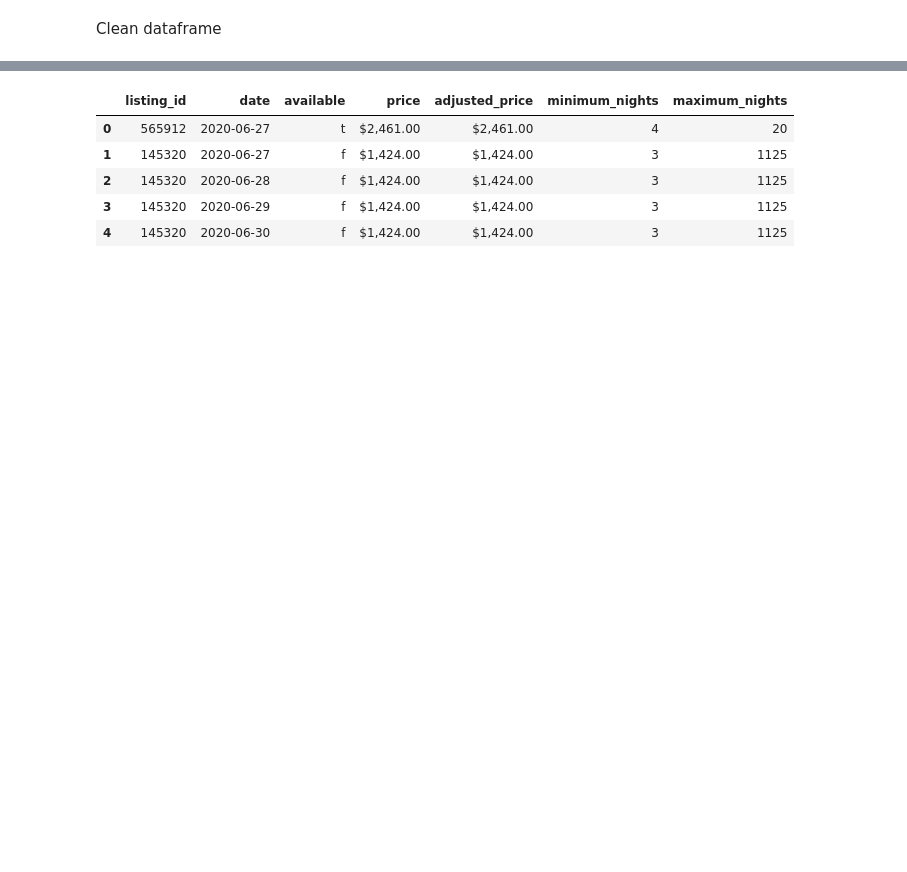
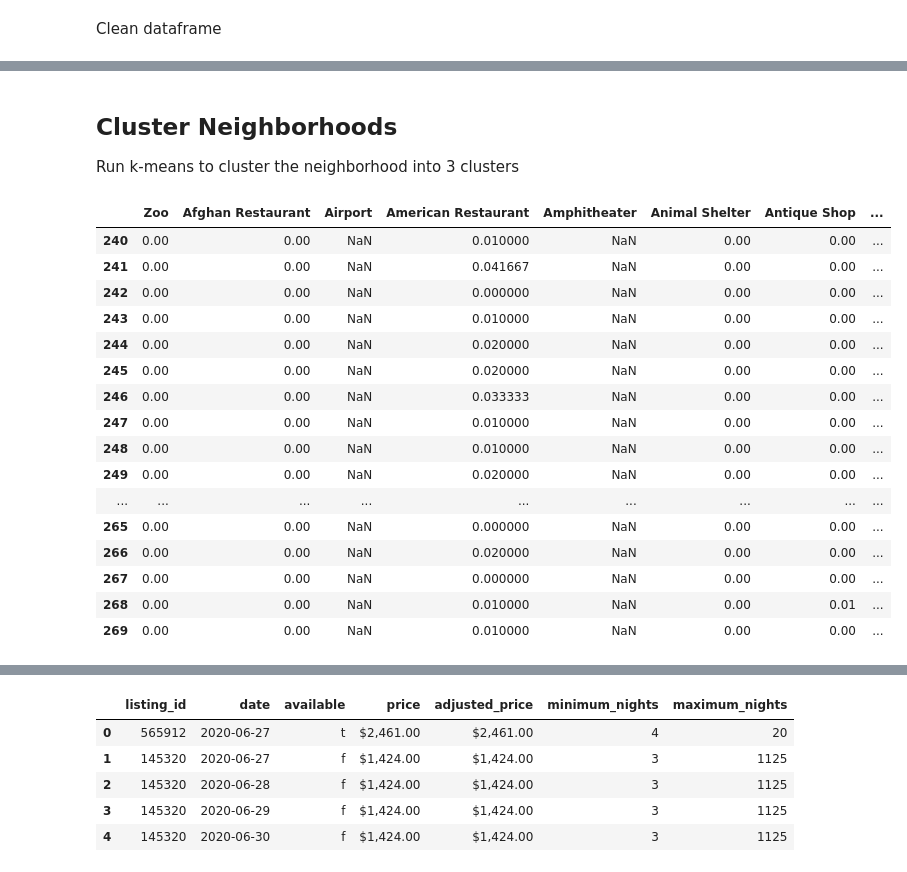
Before and after one commit to faxmaskinen/SimiliarNeighborhoods, a Jupyter notebook: scripts/similiar_neighborhoods.ipynb, the cells around one changed output, grey strips where cells are left out. Cells and saved outputs as stored; diff of their text form; code cells hidden in the pictures; blank space fills up the shorter version.

```diff
--- a/scripts/similiar_neighborhoods.ipynb
+++ b/scripts/similiar_neighborhoods.ipynb
@@ -544,0 +1576,24 @@ Add
+# %% [markdown]
+## Cluster Neighborhoods
+
+Run k-means to cluster the neighborhood into 3 clusters
+# %%
+all_grouped_clustering.tail(30)
+# %% [output]
+|  | Zoo | Afghan Restaurant | Airport | American Restaurant | Amphitheater | Animal Shelter | Antique Shop | ... |
+| 240 | 0.00 | 0.00 | NaN | 0.010000 | NaN | 0.00 | 0.00 | ... |
+| 241 | 0.00 | 0.00 | NaN | 0.041667 | NaN | 0.00 | 0.00 | ... |
+| 242 | 0.00 | 0.00 | NaN | 0.000000 | NaN | 0.00 | 0.00 | ... |
+| 243 | 0.00 | 0.00 | NaN | 0.010000 | NaN | 0.00 | 0.00 | ... |
+| 244 | 0.00 | 0.00 | NaN | 0.020000 | NaN | 0.00 | 0.00 | ... |
+| 245 | 0.00 | 0.00 | NaN | 0.020000 | NaN | 0.00 | 0.00 | ... |
+| 246 | 0.00 | 0.00 | NaN | 0.033333 | NaN | 0.00 | 0.00 | ... |
+| 247 | 0.00 | 0.00 | NaN | 0.010000 | NaN | 0.00 | 0.00 | ... |
+| 248 | 0.00 | 0.00 | NaN | 0.010000 | NaN | 0.00 | 0.00 | ... |
+| 249 | 0.00 | 0.00 | NaN | 0.020000 | NaN | 0.00 | 0.00 | ... |
+| ... | ... | ... | ... | ... | ... | ... | ... | ... |
+| 265 | 0.00 | 0.00 | NaN | 0.000000 | NaN | 0.00 | 0.00 | ... |
+| 266 | 0.00 | 0.00 | NaN | 0.020000 | NaN | 0.00 | 0.00 | ... |
+| 267 | 0.00 | 0.00 | NaN | 0.000000 | NaN | 0.00 | 0.00 | ... |
+| 268 | 0.00 | 0.00 | NaN | 0.010000 | NaN | 0.00 | 0.01 | ... |
+| 269 | 0.00 | 0.00 | NaN | 0.010000 | NaN | 0.00 | 0.00 | ... |
```
Also changed, not shown: parts of 234 cells of this notebook, 1 other file.
